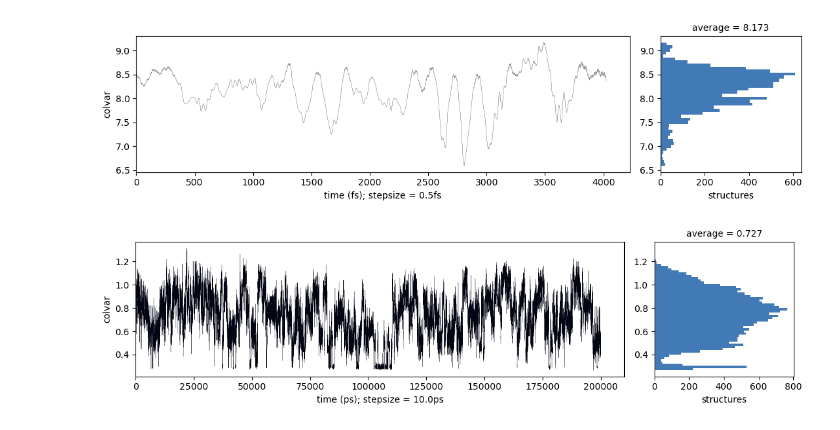
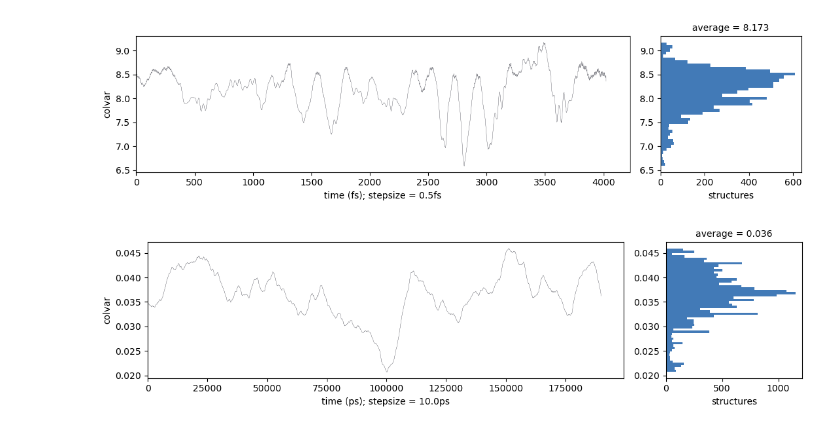
Before and after one commit to marianski-lab/artdep, a Jupyter notebook: benchmarks/trajectories.ipynb, the cells around one changed output. Saved outputs shown, nothing was run; the diff lists cells and outputs as text; code cells hidden in the pictures.

Commit message:
Added running averages to traj plots

```diff
--- a/benchmarks/trajectories.ipynb
+++ b/benchmarks/trajectories.ipynb
@@ -13,6 +13,6 @@ plot.trajectory(cp2k_test)
 gromacs_test = mm.Mol('sample_data')
 gromacs_test.gromacs(file='gromacs.xvg')
 # %%
-plot.trajectory(gromacs_test)
+plot.trajectory(gromacs_test, average=1000)
 # %% [output]
-[figure, old version]
+[figure, new version]
```
Also changed, not shown: 1 other file.
